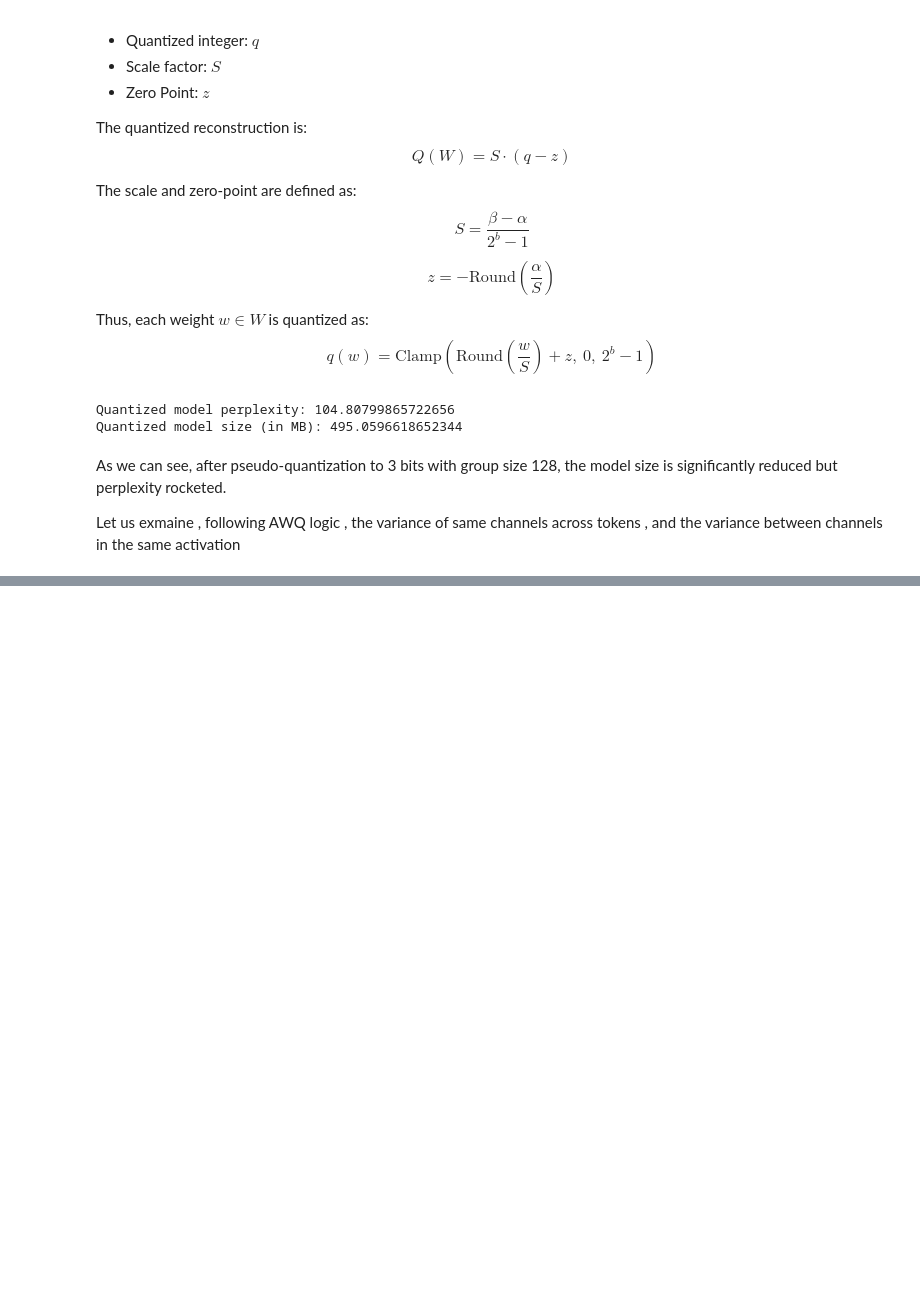
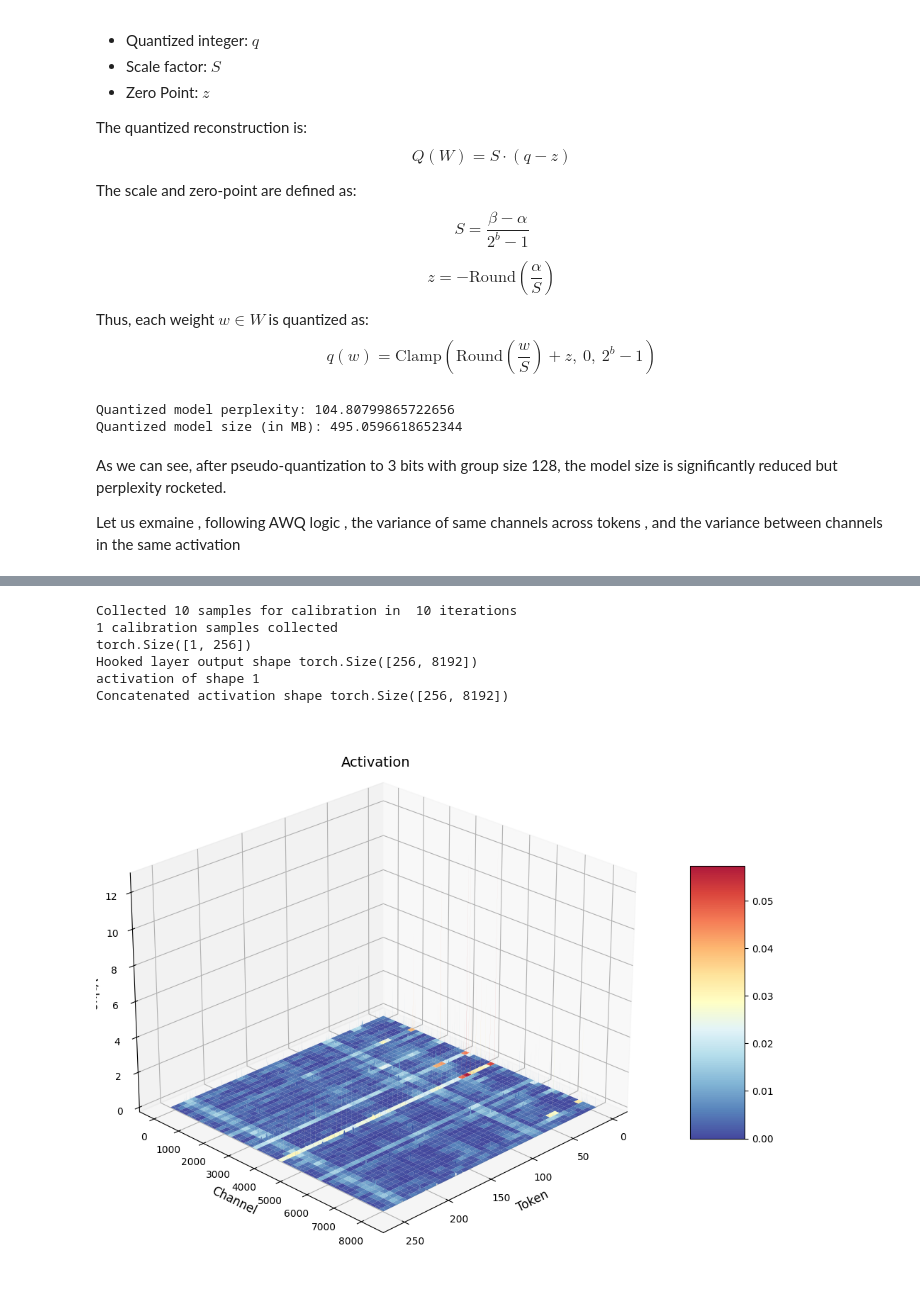
Before and after one commit to Hayder-H8/AWQ-3bits-on-small-LLMs, a Jupyter notebook: AWQ.ipynb, the cells around one changed output, grey strips where cells are left out. Cells and saved outputs as stored; diff of their text form; code cells hidden in the pictures; blank space fills up the shorter version.

```diff
--- a/AWQ.ipynb
+++ b/AWQ.ipynb
@@ -149,9 +201,8 @@ def calib_data(tokenizer , n_samples=256 , seq_len=512):
 # %%
-gc.collect()
 torch.cuda.empty_cache()
 model = AutoModelForCausalLM.from_pretrained(model_path, device_map="auto")
 @torch.no_grad()
-def plot_activation(model , tokenizer , layer_name , n_samples=512 , seq_len=512):
+def plot_activation(model , tokenizer , layer_name , n_samples=10 , seq_len=256):
     import matplotlib.pyplot as plt
     activations = []
     def hook_fn(module, input, output):
@@ -161,19 +212,26 @@ def plot_activation(model , tokenizer , layer_name , n_samples=512 , seq_len=512
         if n == layer_name:
             hook=m.register_forward_hook(hook_fn)
             break
+    if hook is None:
         raise ValueError(f'Layer {layer_name} not found in the model')
+
     calib_samples = calib_data(tokenizer , n_samples=n_samples , seq_len=seq_len)
-    print(len(calib_samples))
+    print(f'{len(calib_samples)} calibration samples collected')
     for sample in calib_samples:
         sample = sample.to(model.device)
         print(sample.shape)
-        _=model(sample)
+        output=model(sample)
+        del output
+        del sample
     hook.remove()
     print('activation of shape' , len(activations))
     activations_cat = torch.cat(activations , dim=0)
     print('Concatenated activation shape' , activations_cat.shape)
+    activations_cat=activations_cat.view(-1,activations_cat.shape[-1])
+    plot_3d_activations(activations_cat)
 
 
 
-plot_activation(model , tokenizer , layer_name='model.decoder.layers.0.self_attn.q_proj')
+
+plot_activation(model , tokenizer , layer_name='model.decoder.layers.0.activation_fn')
 # %% [output]
@@ -180,0 +239,7 @@ OutOfMemoryError: CUDA out of memory. Tried to allocate 198.00 MiB. GPU 0 has a
+Collected 10 samples for calibration in  10 iterations
+1 calibration samples collected
+torch.Size([1, 256])
+Hooked layer output shape torch.Size([256, 8192])
+activation of shape 1
+Concatenated activation shape torch.Size([256, 8192])
+[figure, added]
```
Also changed, not shown: parts of 17 cells of this notebook.
